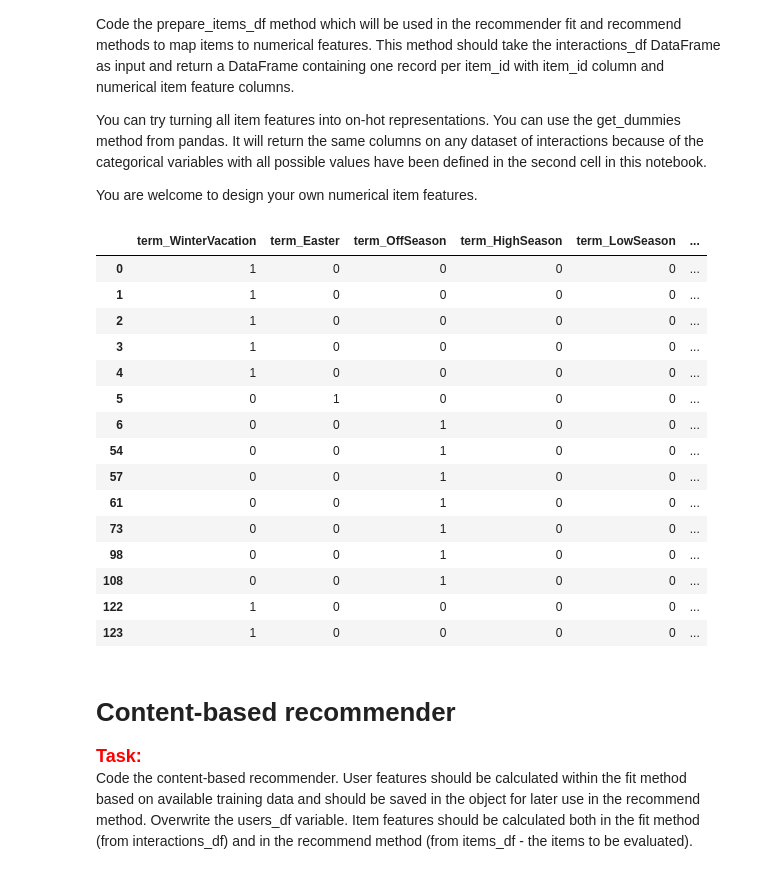
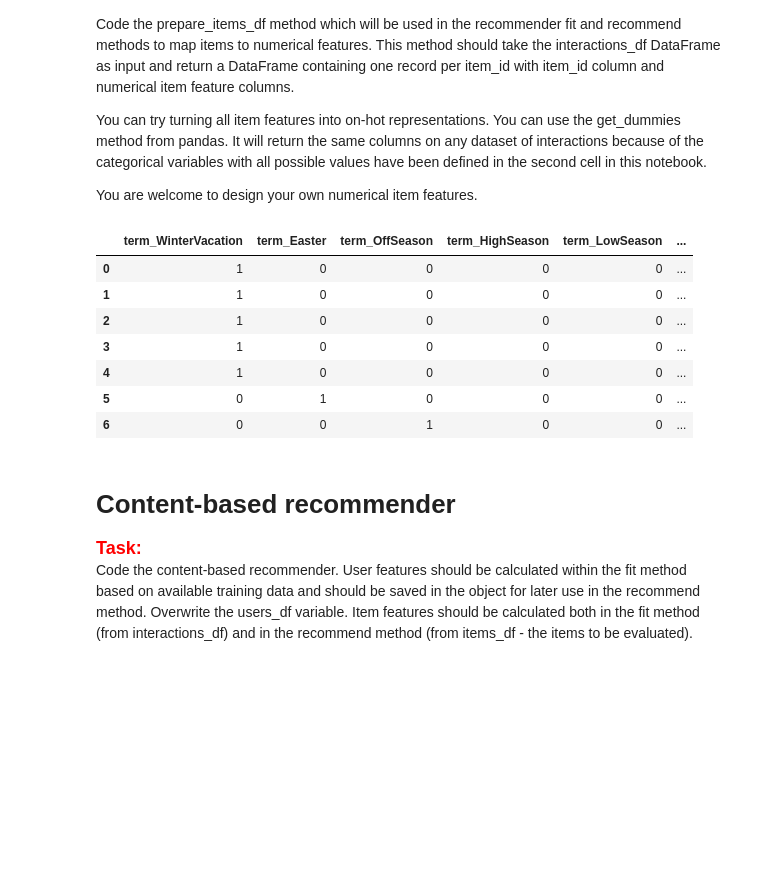
Before and after one commit to awrb/rek-projekt1, a Jupyter notebook: project_1_recommender_and_evaluation.ipynb, the cells around one changed output. Saved outputs shown, nothing was run; the diff lists cells and outputs as text; code cells hidden in the pictures; blank space fills up the shorter version.

```diff
--- a/project_1_recommender_and_evaluation.ipynb
+++ b/project_1_recommender_and_evaluation.ipynb
@@ -133,37 +130,29 @@ You are welcome to design your own numerical item features.
 # %%
 def prepare_items_df(interactions_df):
 
     items_df = pd.DataFrame({'term': interactions_df['term'],
                              'length_of_stay_bucket': interactions_df['length_of_stay_bucket'],
                              'rate': interactions_df['rate_plan'],
                              'room_segment': interactions_df['room_segment'],
                              'n_people_bucket': interactions_df['n_people_bucket'],
                              'weekend_stay': interactions_df['weekend_stay']})
     one_hot_encoded_df = pd.get_dummies(items_df)
     one_hot_encoded_df['item_id'] = interactions_df['item_id']
-    return one_hot_encoded_df, one_hot_encoded_df.columns.tolist()
+    return one_hot_encoded_df.drop_duplicates(), one_hot_encoded_df.columns.tolist()
 
 items_df, item_features = prepare_items_df(interactions_df)
 
 
 display(HTML(items_df.loc[items_df['item_id'].isin([0, 1, 2, 3, 4, 5, 6])].head(15).to_html()))
 # %% [output]
 |  | term_WinterVacation | term_Easter | term_OffSeason | term_HighSeason | term_LowSeason | ... |
 | 0 | 1 | 0 | 0 | 0 | 0 | ... |
 | 1 | 1 | 0 | 0 | 0 | 0 | ... |
 | 2 | 1 | 0 | 0 | 0 | 0 | ... |
 | 3 | 1 | 0 | 0 | 0 | 0 | ... |
 | 4 | 1 | 0 | 0 | 0 | 0 | ... |
 | 5 | 0 | 1 | 0 | 0 | 0 | ... |
 | 6 | 0 | 0 | 1 | 0 | 0 | ... |
-| 54 | 0 | 0 | 1 | 0 | 0 | ... |
-| 57 | 0 | 0 | 1 | 0 | 0 | ... |
-| 61 | 0 | 0 | 1 | 0 | 0 | ... |
-| 73 | 0 | 0 | 1 | 0 | 0 | ... |
-| 98 | 0 | 0 | 1 | 0 | 0 | ... |
-| 108 | 0 | 0 | 1 | 0 | 0 | ... |
-| 122 | 1 | 0 | 0 | 0 | 0 | ... |
-| 123 | 1 | 0 | 0 | 0 | 0 | ... |
 # %% [markdown]
 # Content-based recommender
 
```
Also changed, not shown: parts of 12 cells of this notebook, 1 other file.
